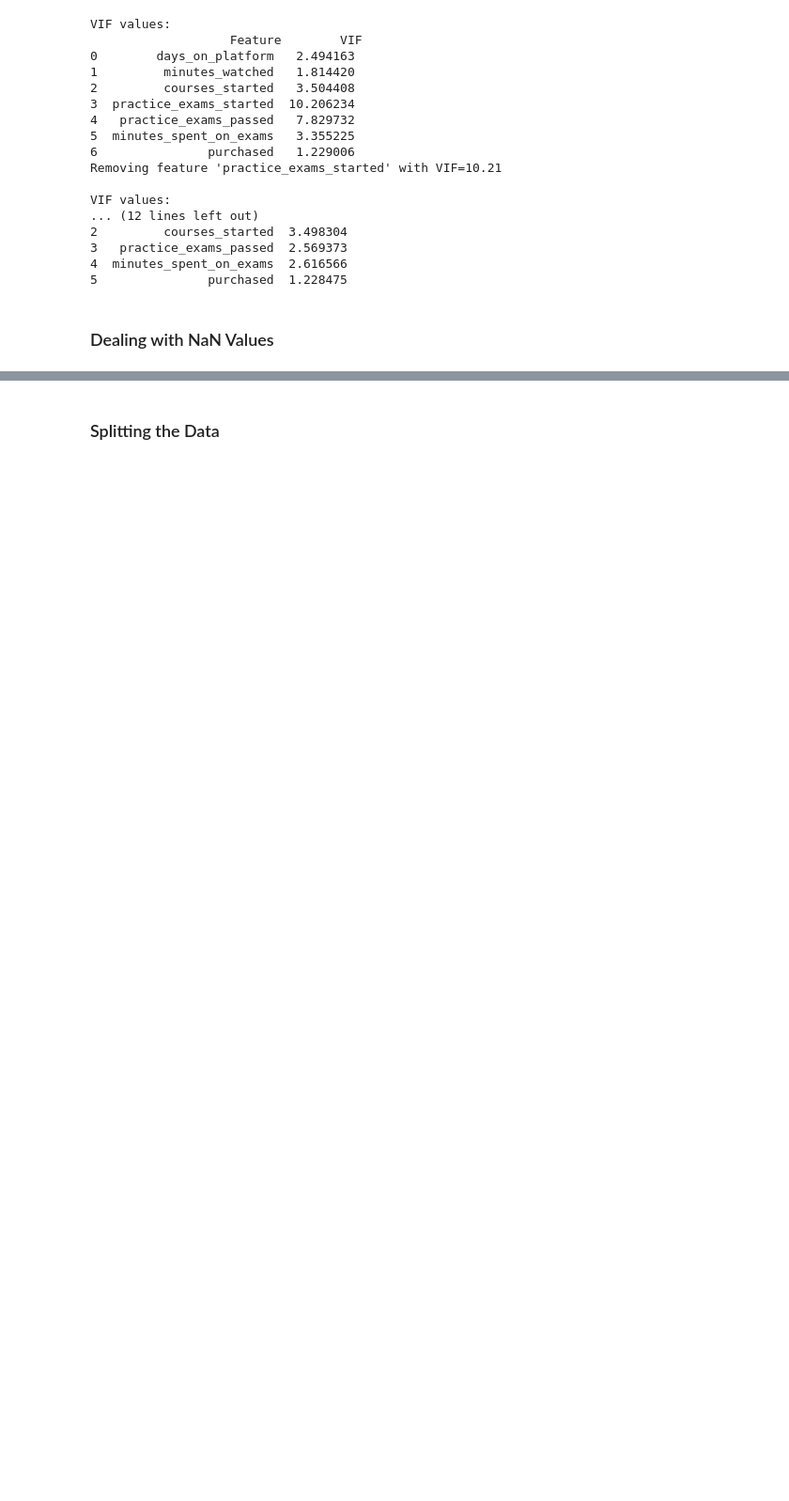
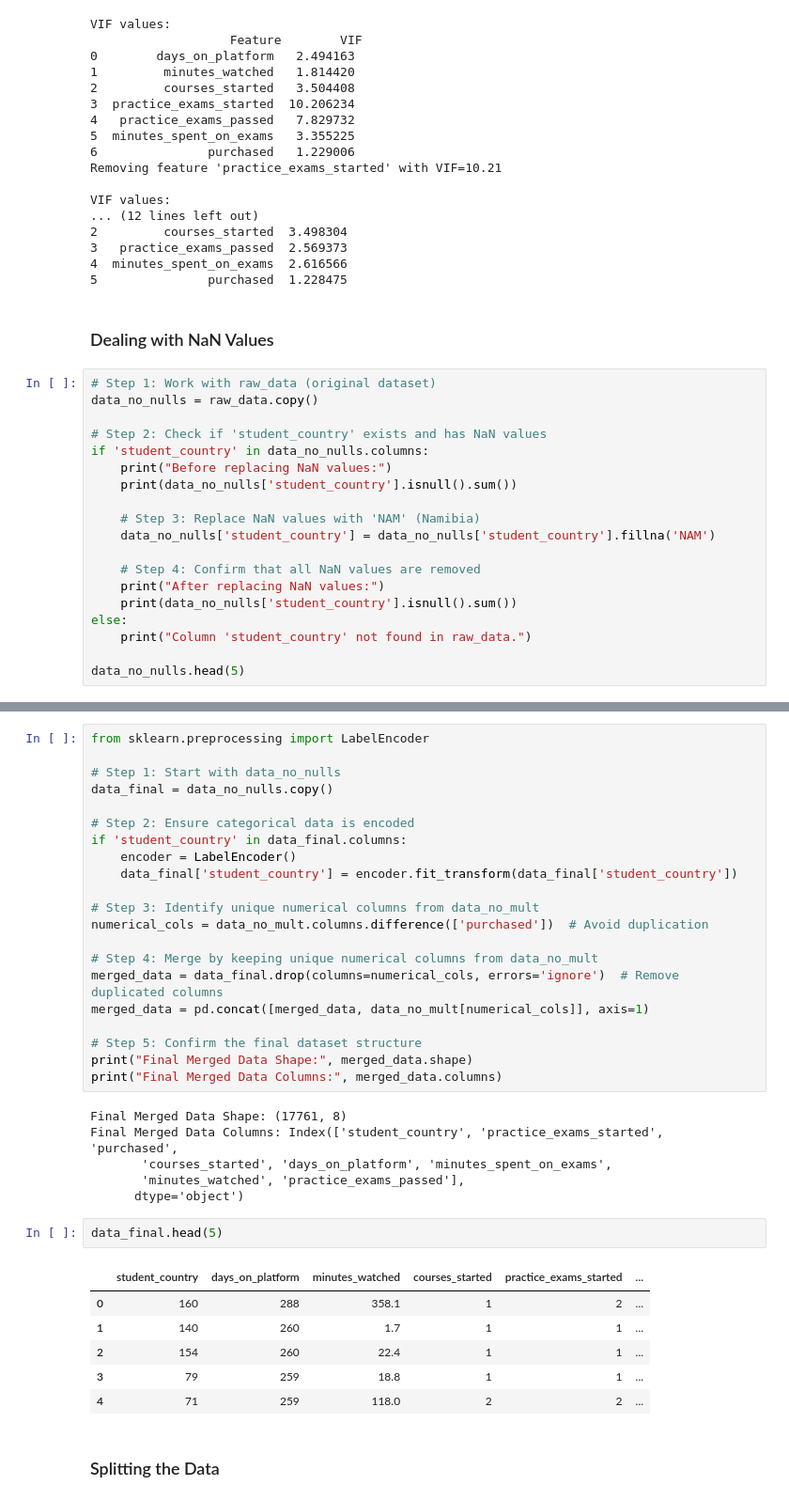
Before and after one commit to Mithunjack/365UpgradeAI, a Jupyter notebook: Machine Learning for User Classification Project/Machine Learning Project.ipynb, the cells around one changed output, grey strips where cells are left out. Shown at 94% size. Saved outputs shown, nothing was run; the diff lists cells and outputs as text; blank space fills up the shorter version.

```diff
--- a/Machine Learning for User Classification Project/Machine Learning Project.ipynb
+++ b/Machine Learning for User Classification Project/Machine Learning Project.ipynb
@@ -162,3 +162,22 @@ VIF values:
 5               purchased  1.228475
 # %% [markdown]
 ### Dealing with NaN Values
+# %%
+# Step 1: Work with raw_data (original dataset)
+data_no_nulls = raw_data.copy()
+
+# Step 2: Check if 'student_country' exists and has NaN values
+if 'student_country' in data_no_nulls.columns:
+    print("Before replacing NaN values:")
+    print(data_no_nulls['student_country'].isnull().sum())
+
+    # Step 3: Replace NaN values with 'NAM' (Namibia)
+    data_no_nulls['student_country'] = data_no_nulls['student_country'].fillna('NAM')
+
+    # Step 4: Confirm that all NaN values are removed
+    print("After replacing NaN values:")
+    print(data_no_nulls['student_country'].isnull().sum())
+else:
+    print("Column 'student_country' not found in raw_data.")
+
+data_no_nulls.head(5)
@@ -165,2 +195,38 @@ VIF values:
+# %%
+from sklearn.preprocessing import LabelEncoder
+
+# Step 1: Start with data_no_nulls
+data_final = data_no_nulls.copy()
+
+# Step 2: Ensure categorical data is encoded
+if 'student_country' in data_final.columns:
+    encoder = LabelEncoder()
+    data_final['student_country'] = encoder.fit_transform(data_final['student_country'])
+
+# Step 3: Identify unique numerical columns from data_no_mult
+numerical_cols = data_no_mult.columns.difference(['purchased'])  # Avoid duplication
+
+# Step 4: Merge by keeping unique numerical columns from data_no_mult
+merged_data = data_final.drop(columns=numerical_cols, errors='ignore')  # Remove duplicated columns
+merged_data = pd.concat([merged_data, data_no_mult[numerical_cols]], axis=1)
+
+# Step 5: Confirm the final dataset structure
+print("Final Merged Data Shape:", merged_data.shape)
+print("Final Merged Data Columns:", merged_data.columns)
+# %% [output]
+Final Merged Data Shape: (17761, 8)
+Final Merged Data Columns: Index(['student_country', 'practice_exams_started', 'purchased',
+       'courses_started', 'days_on_platform', 'minutes_spent_on_exams',
+       'minutes_watched', 'practice_exams_passed'],
+      dtype='object')
+# %%
+data_final.head(5)
+# %% [output]
+|  | student_country | days_on_platform | minutes_watched | courses_started | practice_exams_started | ... |
+| 0 | 160 | 288 | 358.1 | 1 | 2 | ... |
+| 1 | 140 | 260 | 1.7 | 1 | 1 | ... |
+| 2 | 154 | 260 | 22.4 | 1 | 1 | ... |
+| 3 | 79 | 259 | 18.8 | 1 | 1 | ... |
+| 4 | 71 | 259 | 118.0 | 2 | 2 | ... |
 # %% [markdown]
 ### Splitting the Data
```
Also changed, not shown: parts of 9 cells of this notebook.
